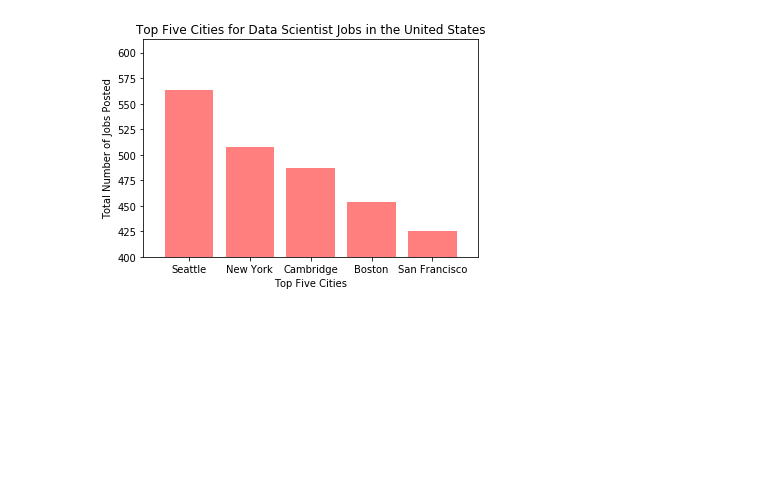
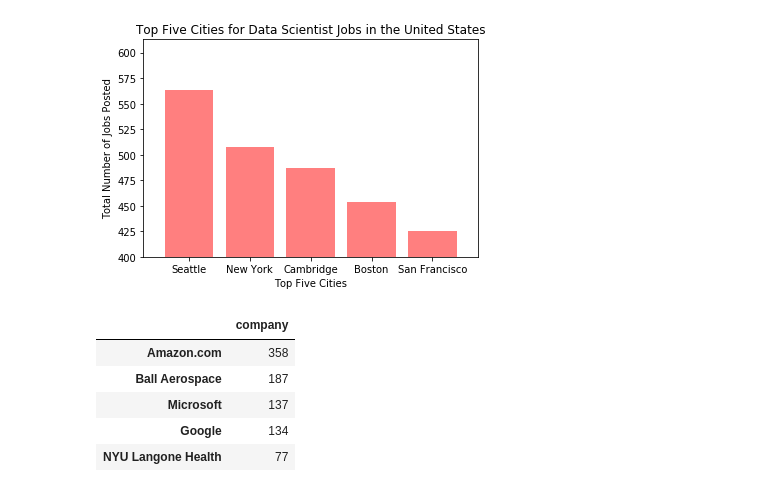
Before and after one commit to tjgrafft/DataScienceJobs_Project, a Jupyter notebook: project_code2.ipynb, the cells around one changed output. Saved outputs shown, nothing was run; the diff lists cells and outputs as text; code cells hidden in the pictures; blank space fills up the shorter version.

```diff
--- a/project_code2.ipynb
+++ b/project_code2.ipynb
@@ -42,3 +42,19 @@ plt.savefig("Images/Top_five_cities.png")
 plt.show()
 # %% [output]
 [figure]
+# %%
+companies = all_data_read["company"]
+
+data_company = pd.DataFrame(companies.value_counts())
+
+data_company.head(5)
+
+five_company = data_company.head(5)
+five_company
+# %% [output]
+|  | company |
+| Amazon.com | 358 |
+| Ball Aerospace | 187 |
+| Microsoft | 137 |
+| Google | 134 |
+| NYU Langone Health | 77 |
```
Also changed, not shown: parts of 4 cells of this notebook.
